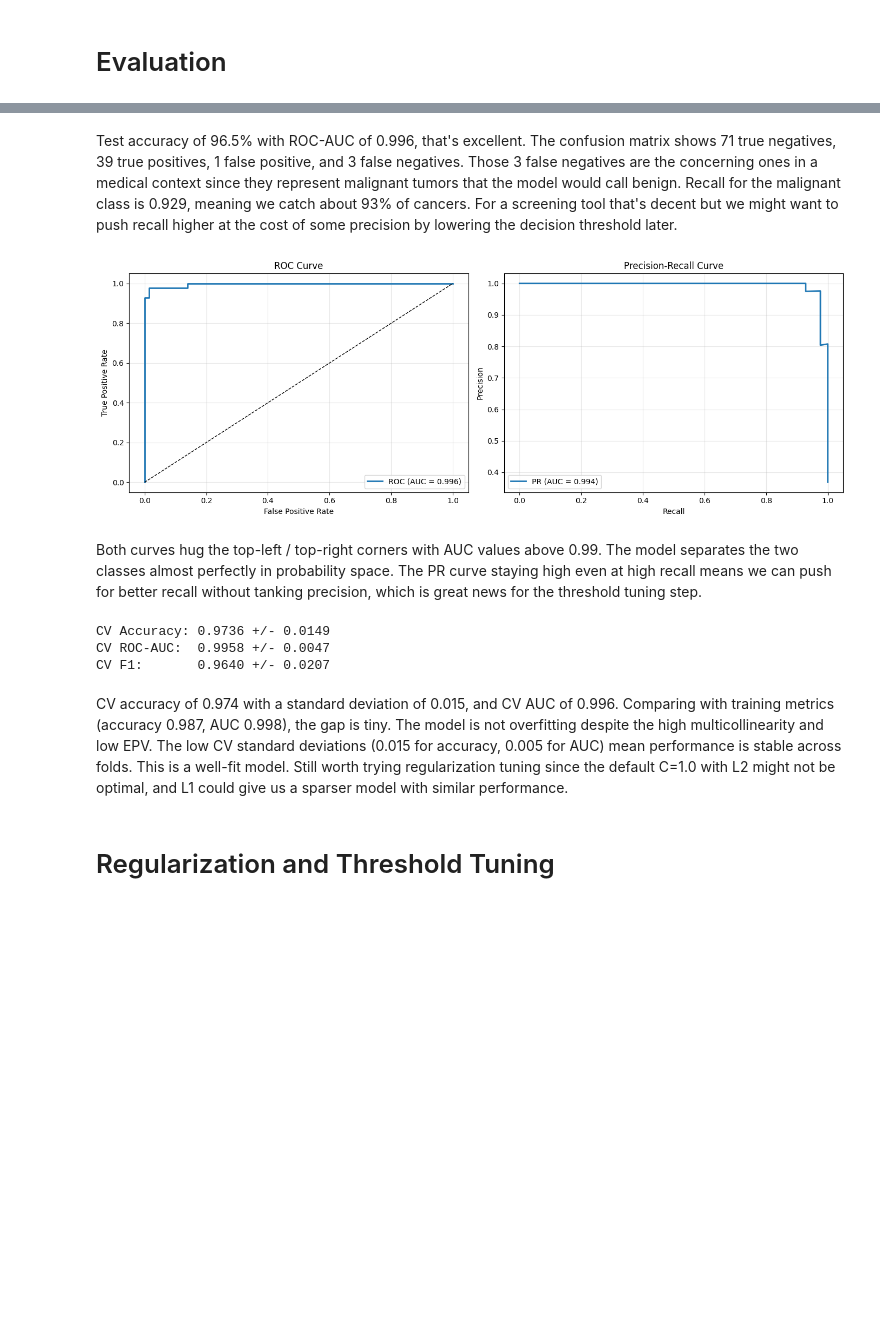
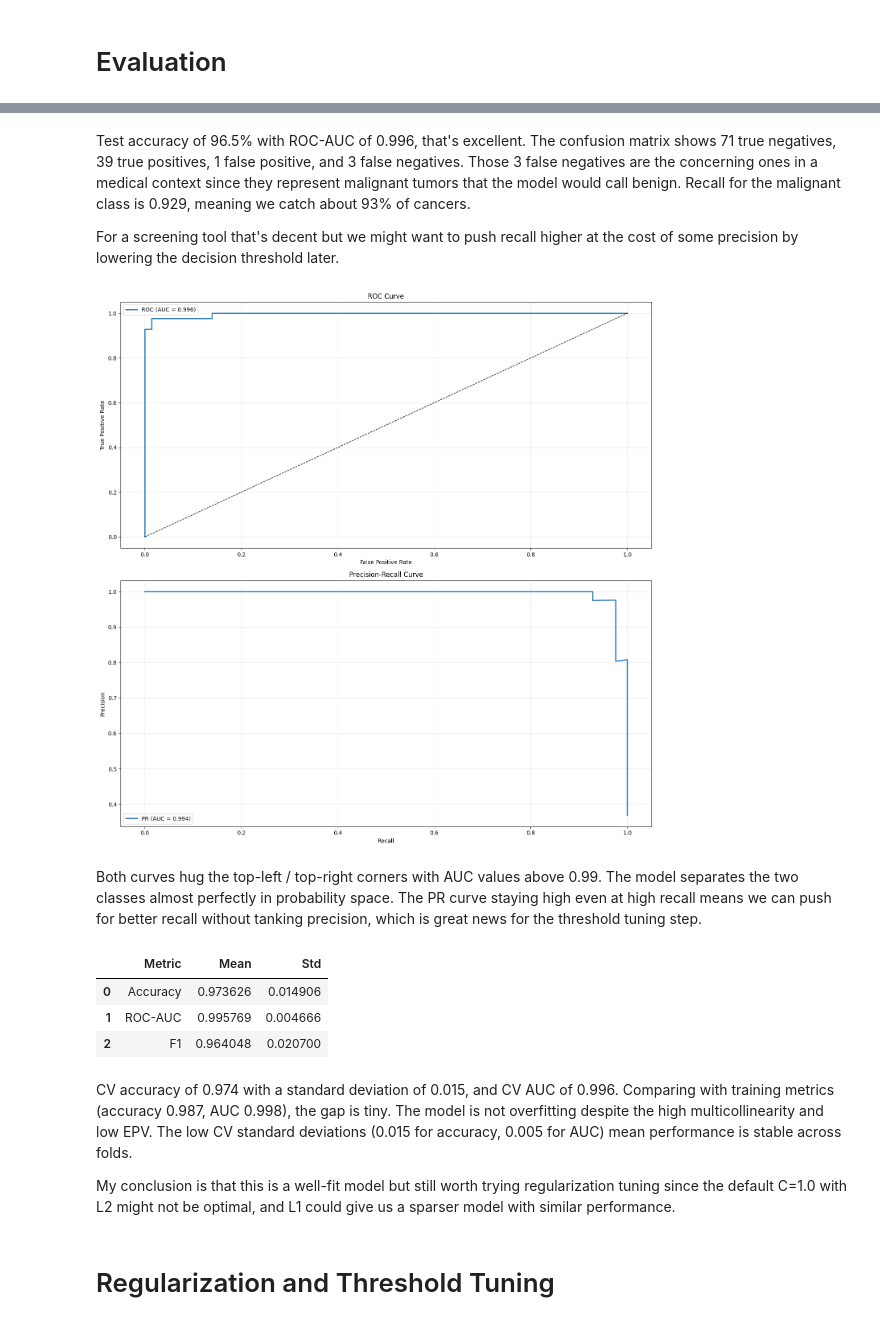
Before and after one commit to amaldu/data-science-katas, a Jupyter notebook: machine_learning/01_regression/logistic_regression/exercises/exercise_logistic_regression.ipynb, the cells around one changed output, grey strips where cells are left out. Saved outputs shown, nothing was run; the diff lists cells and outputs as text; code cells hidden in the pictures; blank space fills up the shorter version.

```diff
--- a/machine_learning/01_regression/logistic_regression/exercises/exercise_logistic_regression.ipynb
+++ b/machine_learning/01_regression/logistic_regression/exercises/exercise_logistic_regression.ipynb
@@ -382,34 +408,36 @@ weighted avg       0.97      0.96      0.96       114
 [figure]
 # %% [markdown]
-Test accuracy of 96.5% with ROC-AUC of 0.996, that's excellent. The confusion matrix shows 71 true negatives, 39 true positives, 1 false positive, and 3 false negatives. Those 3 false negatives are the concerning ones in a medical context since they represent malignant tumors that the model would call benign. Recall for the malignant class is 0.929, meaning we catch about 93% of cancers. For a screening tool that's decent but we might want to push recall higher at the cost of some precision by lowering the decision threshold later.
+Test accuracy of 96.5% with ROC-AUC of 0.996, that's excellent. The confusion matrix shows 71 true negatives, 39 true positives, 1 false positive, and 3 false negatives. Those 3 false negatives are the concerning ones in a medical context since they represent malignant tumors that the model would call benign. Recall for the malignant class is 0.929, meaning we catch about 93% of cancers.
+
+For a screening tool that's decent but we might want to push recall higher at the cost of some precision by lowering the decision threshold later.
 # %%
 # ROC and Precision-Recall curves
 from sklearn.metrics import roc_curve, precision_recall_curve, auc
 
-fig, axes = plt.subplots(1, 2, figsize=(14, 5))
+fig, axes = plt.subplots(2, 1, figsize=(14, 14))
 
 fpr, tpr, _ = roc_curve(y_test, y_test_proba)
 axes[0].plot(fpr, tpr, lw=2, label=f'ROC (AUC = {test_auc:.3f})')
 axes[0].plot([0, 1], [0, 1], 'k--', lw=1)
 axes[0].set_xlabel('False Positive Rate')
 axes[0].set_ylabel('True Positive Rate')
 axes[0].set_title('ROC Curve')
 axes[0].legend()
 axes[0].grid(True, alpha=0.3)
 
 precisions, recalls, _ = precision_recall_curve(y_test, y_test_proba)
 pr_auc = auc(recalls, precisions)
 axes[1].plot(recalls, precisions, lw=2, label=f'PR (AUC = {pr_auc:.3f})')
 axes[1].set_xlabel('Recall')
 axes[1].set_ylabel('Precision')
 axes[1].set_title('Precision-Recall Curve')
 axes[1].legend()
 axes[1].grid(True, alpha=0.3)
 
 plt.tight_layout()
 plt.show()
 # %% [output]
-[figure, old version]
+[figure, new version]
 # %% [markdown]
 Both curves hug the top-left / top-right corners with AUC values above 0.99. The model separates the two classes almost perfectly in probability space. The PR curve staying high even at high recall means we can push for better recall without tanking precision, which is great news for the threshold tuning step.
 # %%
@@ -422,15 +450,22 @@ cv_acc = cross_val_score(model, X_train_scaled, y_train, cv=cv, scoring='accurac
 cv_auc = cross_val_score(model, X_train_scaled, y_train, cv=cv, scoring='roc_auc')
 cv_f1 = cross_val_score(model, X_train_scaled, y_train, cv=cv, scoring='f1')
 
-print(f"CV Accuracy: {cv_acc.mean():.4f} +/- {cv_acc.std():.4f}")
-print(f"CV ROC-AUC:  {cv_auc.mean():.4f} +/- {cv_auc.std():.4f}")
-print(f"CV F1:       {cv_f1.mean():.4f} +/- {cv_f1.std():.4f}")
+cv_results = pd.DataFrame({
+    'Metric': ['Accuracy', 'ROC-AUC', 'F1'],
+    'Mean': [cv_acc.mean(), cv_auc.mean(), cv_f1.mean()],
+    'Std': [cv_acc.std(), cv_auc.std(), cv_f1.std()],
+})
+
+cv_results
 # %% [output]
-CV Accuracy: 0.9736 +/- 0.0149
-CV ROC-AUC:  0.9958 +/- 0.0047
-CV F1:       0.9640 +/- 0.0207
+|  | Metric | Mean | Std |
+| 0 | Accuracy | 0.973626 | 0.014906 |
+| 1 | ROC-AUC | 0.995769 | 0.004666 |
+| 2 | F1 | 0.964048 | 0.020700 |
 # %% [markdown]
-CV accuracy of 0.974 with a standard deviation of 0.015, and CV AUC of 0.996. Comparing with training metrics (accuracy 0.987, AUC 0.998), the gap is tiny. The model is not overfitting despite the high multicollinearity and low EPV. The low CV standard deviations (0.015 for accuracy, 0.005 for AUC) mean performance is stable across folds. This is a well-fit model. Still worth trying regularization tuning since the default C=1.0 with L2 might not be optimal, and L1 could give us a sparser model with similar performance.
+CV accuracy of 0.974 with a standard deviation of 0.015, and CV AUC of 0.996. Comparing with training metrics (accuracy 0.987, AUC 0.998), the gap is tiny. The model is not overfitting despite the high multicollinearity and low EPV. The low CV standard deviations (0.015 for accuracy, 0.005 for AUC) mean performance is stable across folds.
+
+My conclusion is that this is a well-fit model but still worth trying regularization tuning since the default C=1.0 with L2 might not be optimal, and L1 could give us a sparser model with similar performance.
 # %% [markdown]
 # Regularization and Threshold Tuning
 # %%
```
Also changed, not shown: parts of 17 cells of this notebook.
